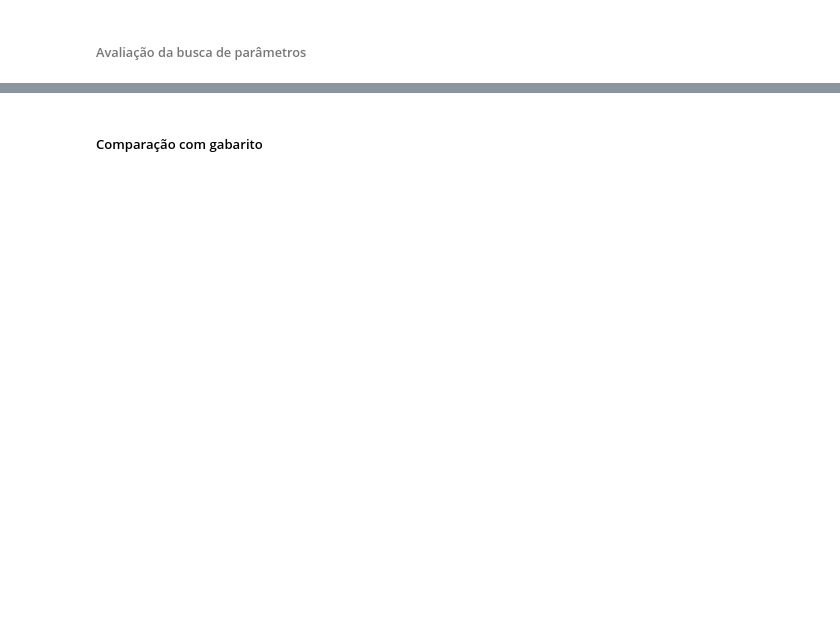
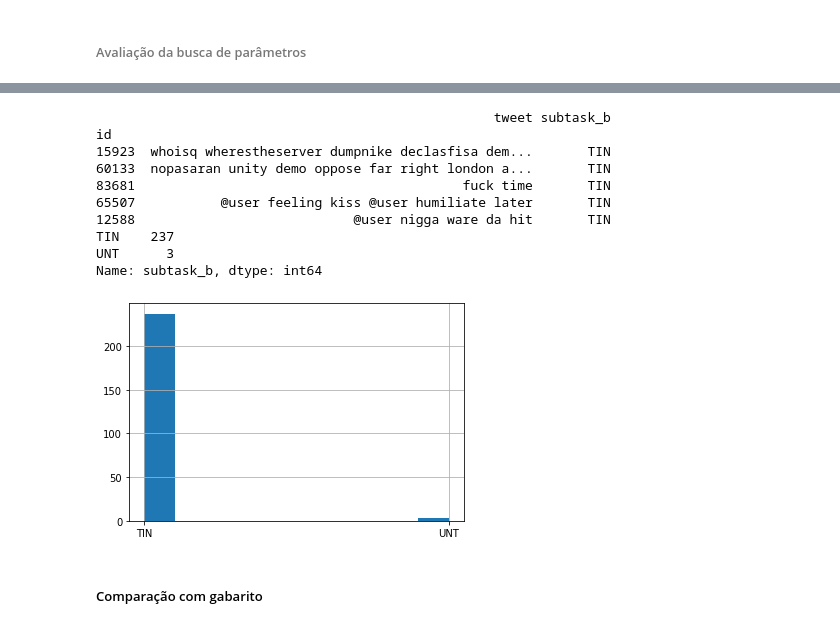
Before and after one commit to eduardodut/Mineracao_dados_textos_web, a Jupyter notebook: projeto01_equipe01.ipynb, the cells around one changed output, grey strips where cells are left out. Drawn from its saved outputs; the diff is of its cells as text; code cells hidden in the pictures; blank space fills up the shorter version.

```diff
--- a/projeto01_equipe01.ipynb
+++ b/projeto01_equipe01.ipynb
@@ -1079,26 +1079,28 @@ dtype: float64
 ###### Otimização de hiperparâmetros
 # %%
 #@markdown RandomSearchCV
-algoritmo = "random_forest" #@param ['logistic_regression_1', 'logistic_regression_2', 'knn', 'svc', 'sgdc', 'random_forest', 'ada_boost', 'extra_trees', 'grad_boost', 'xgboost']
+algoritmo = "xgboost" #@param ['logistic_regression_1', 'logistic_regression_2', 'knn', 'svc', 'sgdc', 'random_forest', 'ada_boost', 'extra_trees', 'grad_boost', 'xgboost']
 num_folds = 5 #@param {type:"integer"}
 
 class Equilibrar_Classes(BaseEstimator, TransformerMixin):
-    def __init__(self):
+    def __init__(self, proporcao):
+      self.proporcao = proporcao
 
       return None
 
-    def fit(self, X, y=None):
+    def fit(self, X, y):
         return self
-    def transform(self, X,y):
+    def transform(self, X, y):
+      self.fit(X,y)
       df = X.copy()
       Y = pd.Series(y)
       Y.index = df.index
 
       df['target'] = Y
       value_counts = df['target'].value_counts()
-      # print(value_counts)
-      num_sample = value_counts[1]
-      # print('num amostras: ',num_sample)
+      print(value_counts)
+      num_sample = value_counts[1] + int(self.proporcao*(value_counts[0]-value_counts[1]))
+      print('num amostras: ',num_sample)
       classe_maior =  df['target'].value_counts().argmax()
       classe_menor =  df['target'].value_counts().argmin()
       amostra = df[df['target'] == classe_maior].sample(num_sample, replace=False)
@@ -1106,16 +1108,17 @@ class Equilibrar_Classes(BaseEstimator, TransformerMixin):
 
       saida = pd.concat([amostra, df[df['target'] == classe_menor]])
 
-      # print(saida.target.value_counts())
+      print(saida.target.value_counts())
 
       return df.loc[:, df.columns != 'target'], df['target']
 
 
 
 # busca_randomizada = True #@param {type:"boolean"}
-num_inter =  20#@param {type:"integer"}
+num_inter =  10#@param {type:"integer"}
 undersample = True #@param {type:"boolean"}
 realizar_download = True #@param {type:"boolean"}
+proporcao_extra_undersampling = 0 #@param {type:"slider", min:0, max:1, step:0.01}
 from sklearn.preprocessing import LabelBinarizer
 from sklearn.model_selection import RandomizedSearchCV
 from sklearn.metrics import f1_score
@@ -1143,8 +1146,7 @@ param_grid = {**param_grid_anexar_bases_externas2,
               **dict_param_grid_algoritmos[algoritmo]}
 
 
-
-canal_dados = Pipeline([#('undersampler', Equilibrar_Classes()),
+canal_dados = Pipeline([#('undersampler', eq),
                         ("anexar_bases_externas", Anexar_Bases_Externas2()),
                         ('reducao_dimensionalidade', Redutor_Dimensionalidade_PCA()),
                         ('classificador', dict_algoritmos[algoritmo])
@@ -1161,7 +1163,10 @@ args_random_search = {'estimator'          : canal_dados,
 random_search = RandomizedSearchCV(**args_random_search)
 X_res, y_res = X, y
 if undersample:
-  X_res, y_res = Equilibrar_Classes().fit_transform(X, y)
+  eq = Equilibrar_Classes(proporcao_extra_undersampling)
+  eq.fit(X,y)
+
+  X_res, y_res = eq.transform(X, y)
 random_search.fit( X_res, y_res)
 
 
@@ -1232,18 +1267,30 @@ plot_confusion_matrix(modelo_otimizado,
 # %%
 #@markdown Classificação dos tweets da subtask
-target = "subtask_a" #@param ["subtask_a", "subtask_b", "subtask_c"]
+target = "subtask_b" #@param ["subtask_a", "subtask_b", "subtask_c"]
 testset = testset_a_aumentado
 if target == "subtask_b":
   testset = testset_b_aumentado
 
 # modelo_otimizado.fit(X,y)
 predicoes = modelo_otimizado.predict(testset)
 y_pred = pd.Series(binarizador_label.inverse_transform(predicoes),name= target)
 y_pred.index = testset.index
 resultado = pd.concat([testset[['tweet']] , y_pred], axis=1)
 resultado[target].hist()
 print(resultado.head(5))
 print(resultado[target].value_counts())
+# %% [output]
+                                                   tweet subtask_b
+id
+15923  whoisq wherestheserver dumpnike declasfisa dem...       TIN
+60133  nopasaran unity demo oppose far right london a...       TIN
+83681                                          fuck time       TIN
+65507           @user feeling kiss @user humiliate later       TIN
+12588                            @user nigga ware da hit       TIN
+TIN    237
+UNT      3
+Name: subtask_b, dtype: int64
+[figure, added]
 # %% [markdown]
 ##### Comparação com gabarito
 # %%
```
Also changed, not shown: parts of 4 cells of this notebook.
